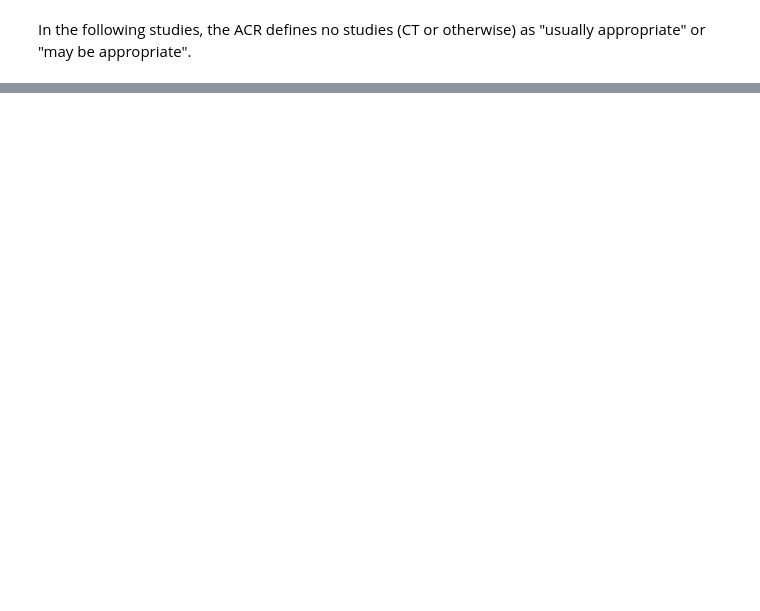
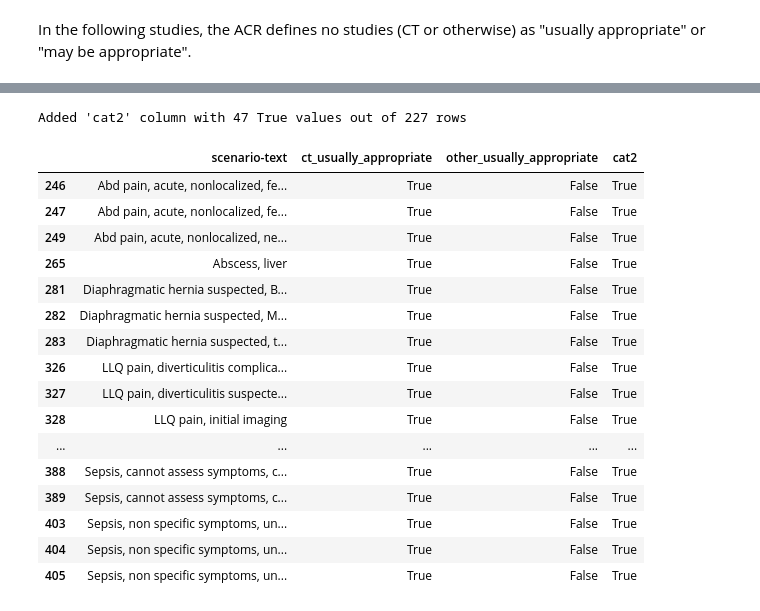
Before and after one commit to bsalexander/acr_analysis, a Jupyter notebook: analyze_categories.ipynb, the cells around one changed output, grey strips where cells are left out. Saved outputs shown, nothing was run; the diff lists cells and outputs as text; code cells hidden in the pictures; blank space fills up the shorter version.

```diff
--- a/analyze_categories.ipynb
+++ b/analyze_categories.ipynb
@@ -504,0 +525,10 @@ Name: scenario-text, dtype: object
+# %%
+
+# Add cat1 column: True only if ALL four columns are False
+filtered_df['cat1'] = (filtered_df['ct_usually_appropriate'] == False) & \
+                      (filtered_df['ct_may_be_appropriate'] == False) & \
+                      (filtered_df['other_usually_appropriate'] == False) & \
+                      (filtered_df['other_may_be_appropriate'] == False)
+
+print(f"\nAdded 'cat1' column with {filtered_df['cat1'].sum()} True values out of {len(filtered_df)} rows")
+filtered_df[filtered_df['cat1']][['scenario-text', 'ct_usually_appropriate', 'ct_may_be_appropriate', 'other_usually_appropriate', 'other_may_be_appropriate', 'cat1']]
@@ -504,0 +540,26 @@ Name: scenario-text, dtype: object
+# %%
+# Add cat2 column: True if ct_usually_appropriate is True AND other_usually_appropriate is False
+filtered_df['cat2'] = filtered_df['ct_usually_appropriate'] & ~filtered_df['other_usually_appropriate']
+
+# Display results
+print(f"Added 'cat2' column with {filtered_df['cat2'].sum()} True values out of {len(filtered_df)} rows")
+filtered_df[filtered_df['cat2']][['scenario-text', 'ct_usually_appropriate', 'other_usually_appropriate', 'cat2']]
+# %% [output]
+Added 'cat2' column with 47 True values out of 227 rows
+|  | scenario-text | ct_usually_appropriate | other_usually_appropriate | cat2 |
+| 246 | Abd pain, acute, nonlocalized, fe... | True | False | True |
+| 247 | Abd pain, acute, nonlocalized, fe... | True | False | True |
+| 249 | Abd pain, acute, nonlocalized, ne... | True | False | True |
+| 265 | Abscess, liver | True | False | True |
+| 281 | Diaphragmatic hernia suspected, B... | True | False | True |
+| 282 | Diaphragmatic hernia suspected, M... | True | False | True |
+| 283 | Diaphragmatic hernia suspected, t... | True | False | True |
+| 326 | LLQ pain, diverticulitis complica... | True | False | True |
+| 327 | LLQ pain, diverticulitis suspecte... | True | False | True |
+| 328 | LLQ pain, initial imaging | True | False | True |
+| ... | ... | ... | ... | ... |
+| 388 | Sepsis, cannot assess symptoms, c... | True | False | True |
+| 389 | Sepsis, cannot assess symptoms, c... | True | False | True |
+| 403 | Sepsis, non specific symptoms, un... | True | False | True |
+| 404 | Sepsis, non specific symptoms, un... | True | False | True |
+| 405 | Sepsis, non specific symptoms, un... | True | False | True |
```
Also changed, not shown: parts of 20 cells of this notebook, 1 other file.
